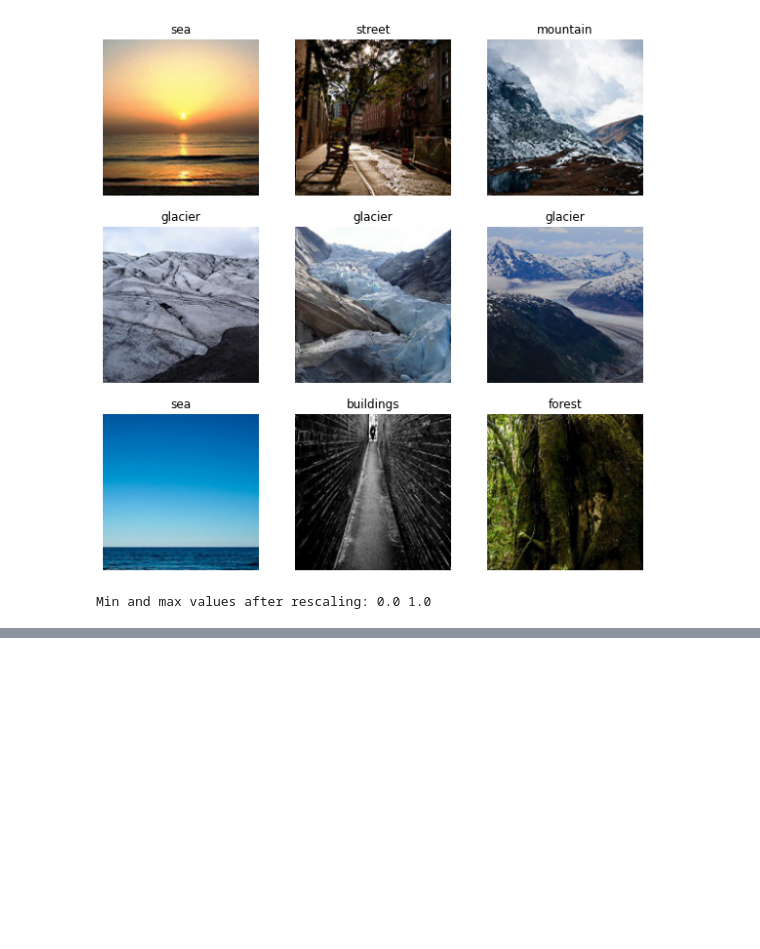
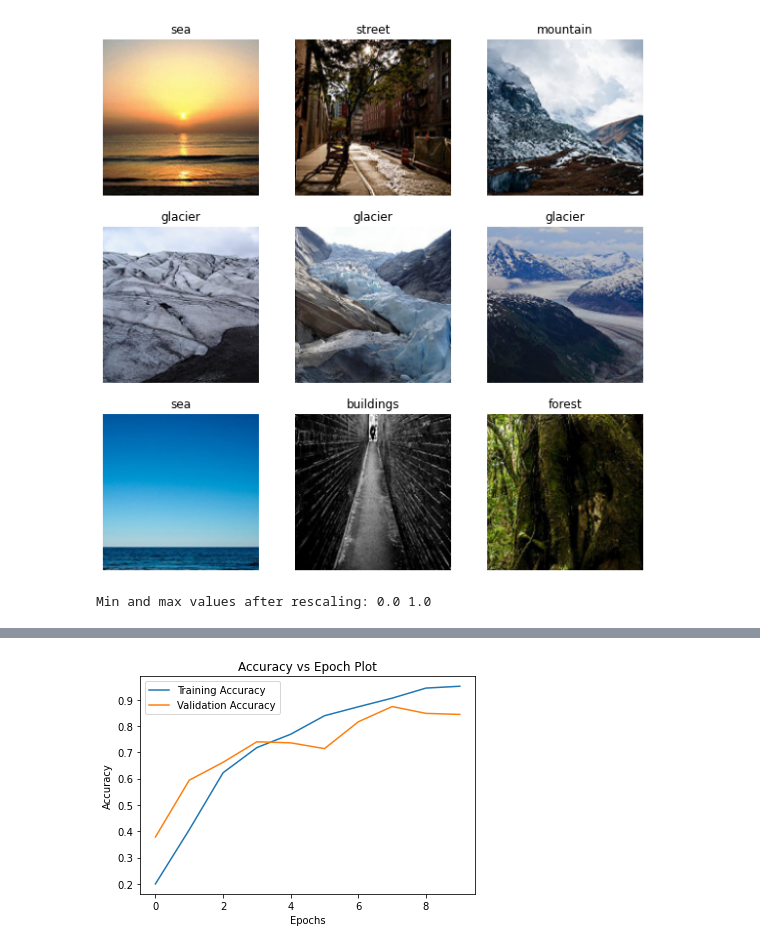
Before and after one commit to NeeteshDadwariya/deep-learning-scene-recognition, a Jupyter notebook: notebook.ipynb, the cells around one changed output, grey strips where cells are left out. Saved outputs shown, nothing was run; the diff lists cells and outputs as text; code cells hidden in the pictures; blank space fills up the shorter version.

```diff
--- a/notebook.ipynb
+++ b/notebook.ipynb
@@ -205,10 +214,12 @@ plt.show()
 # %%
 # Training and validation accuracy plot
 n = len(train_err)
 training, = plt.plot(range(n), train_acc, label="Training Accuracy")
 validation, = plt.plot(range(n), val_acc, label="Validation Accuracy")
 plt.legend(handles=[training, validation])
 plt.title("Accuracy vs Epoch Plot")
 plt.ylabel('Accuracy')
-plt.xlabel('Iterations')
+plt.xlabel('Epochs')
 plt.show()
+# %% [output]
+[figure, added]
```
Also changed, not shown: parts of 9 cells of this notebook, 2 other files.
